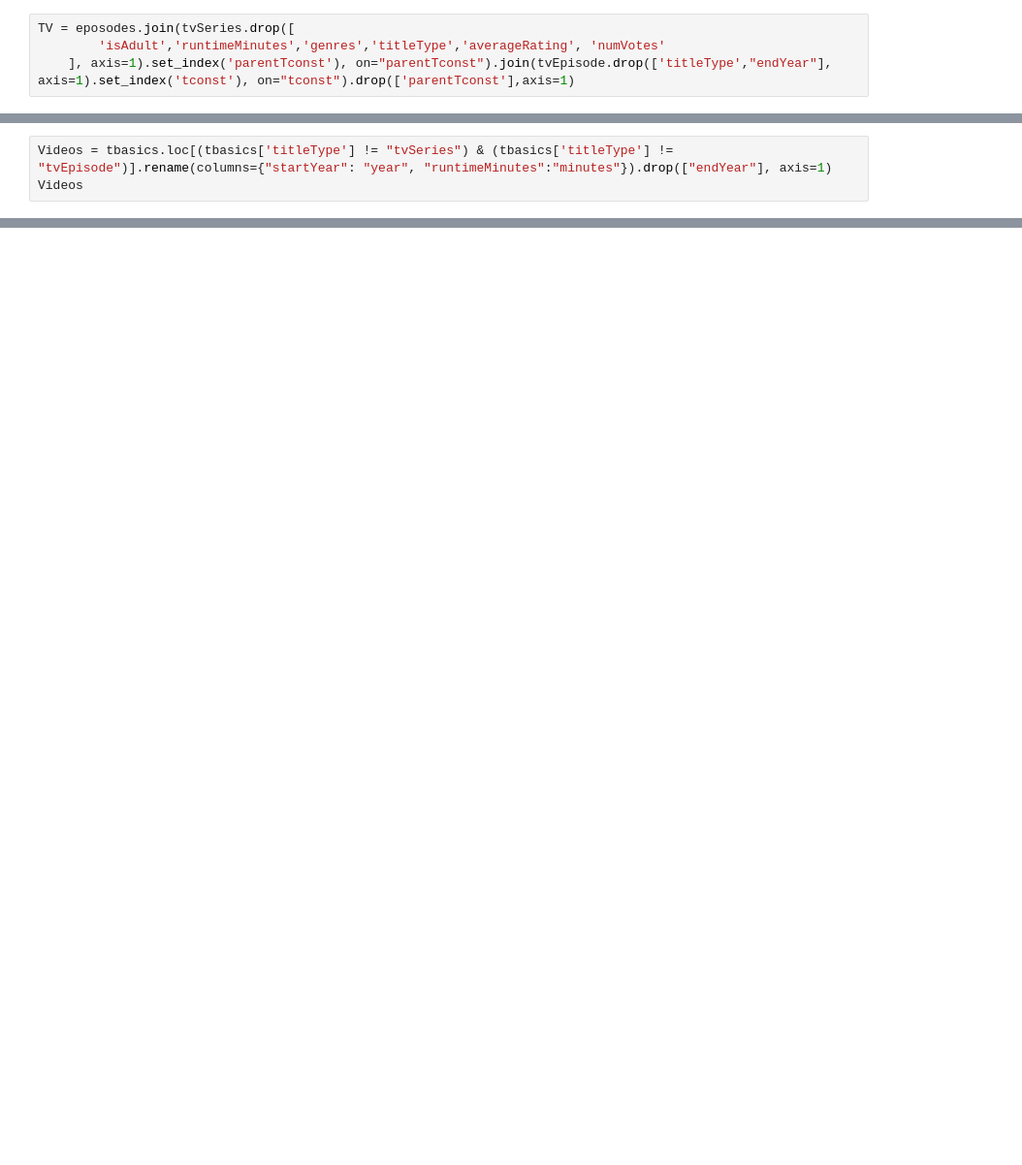
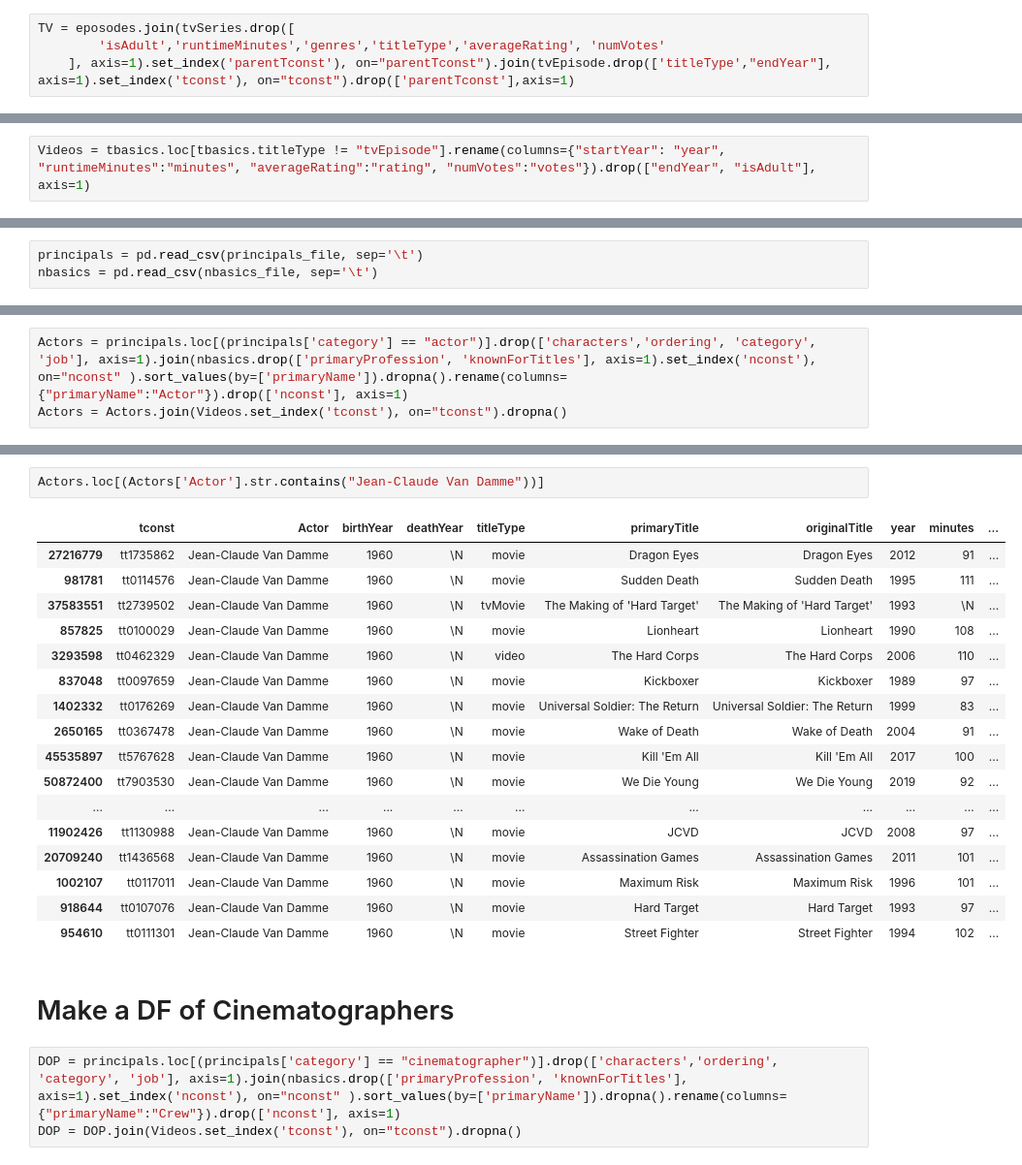
Before and after one commit to salamcast/IMDBnotebooks-DataAnalysis, a Jupyter notebook: imdb-data-pandas-playground.ipynb, the cells around one changed output, grey strips where cells are left out. Shown: that part at 97% size. Cells and saved outputs as stored; diff of their text form; blank space fills up the shorter version.

```diff
--- a/imdb-data-pandas-playground.ipynb
+++ b/imdb-data-pandas-playground.ipynb
@@ -104,3 +115,2 @@
 # %%
-Videos = tbasics.loc[(tbasics['titleType'] != "tvSeries") & (tbasics['titleType'] != "tvEpisode")].rename(columns={"startYear": "year", "runtimeMinutes":"minutes"}).drop(["endYear"], axis=1)
-Videos
+Videos = tbasics.loc[tbasics.titleType != "tvEpisode"].rename(columns={"startYear": "year", "runtimeMinutes":"minutes", "averageRating":"rating", "numVotes":"votes"}).drop(["endYear", "isAdult"], axis=1)
@@ -134,0 +130,3 @@ Videos
+# %%
+principals = pd.read_csv(principals_file, sep='\t')
+nbasics = pd.read_csv(nbasics_file, sep='\t')
@@ -134,0 +136,3 @@ Videos
+# %%
+Actors = principals.loc[(principals['category'] == "actor")].drop(['characters','ordering', 'category', 'job'], axis=1).join(nbasics.drop(['primaryProfession', 'knownForTitles'], axis=1).set_index('nconst'), on="nconst" ).sort_values(by=['primaryName']).dropna().rename(columns={"primaryName":"Actor"}).drop(['nconst'], axis=1)
+Actors = Actors.join(Videos.set_index('tconst'), on="tconst").dropna()
@@ -134,0 +202,25 @@ Videos
+# %%
+Actors.loc[(Actors['Actor'].str.contains("Jean-Claude Van Damme"))]
+# %% [output]
+|  | tconst | Actor | birthYear | deathYear | titleType | primaryTitle | originalTitle | year | minutes | ... |
+| 27216779 | tt1735862 | Jean-Claude Van Damme | 1960 | \N | movie | Dragon Eyes | Dragon Eyes | 2012 | 91 | ... |
+| 981781 | tt0114576 | Jean-Claude Van Damme | 1960 | \N | movie | Sudden Death | Sudden Death | 1995 | 111 | ... |
+| 37583551 | tt2739502 | Jean-Claude Van Damme | 1960 | \N | tvMovie | The Making of 'Hard Target' | The Making of 'Hard Target' | 1993 | \N | ... |
+| 857825 | tt0100029 | Jean-Claude Van Damme | 1960 | \N | movie | Lionheart | Lionheart | 1990 | 108 | ... |
+| 3293598 | tt0462329 | Jean-Claude Van Damme | 1960 | \N | video | The Hard Corps | The Hard Corps | 2006 | 110 | ... |
+| 837048 | tt0097659 | Jean-Claude Van Damme | 1960 | \N | movie | Kickboxer | Kickboxer | 1989 | 97 | ... |
+| 1402332 | tt0176269 | Jean-Claude Van Damme | 1960 | \N | movie | Universal Soldier: The Return | Universal Soldier: The Return | 1999 | 83 | ... |
+| 2650165 | tt0367478 | Jean-Claude Van Damme | 1960 | \N | movie | Wake of Death | Wake of Death | 2004 | 91 | ... |
+| 45535897 | tt5767628 | Jean-Claude Van Damme | 1960 | \N | movie | Kill 'Em All | Kill 'Em All | 2017 | 100 | ... |
+| 50872400 | tt7903530 | Jean-Claude Van Damme | 1960 | \N | movie | We Die Young | We Die Young | 2019 | 92 | ... |
+| ... | ... | ... | ... | ... | ... | ... | ... | ... | ... | ... |
+| 11902426 | tt1130988 | Jean-Claude Van Damme | 1960 | \N | movie | JCVD | JCVD | 2008 | 97 | ... |
+| 20709240 | tt1436568 | Jean-Claude Van Damme | 1960 | \N | movie | Assassination Games | Assassination Games | 2011 | 101 | ... |
+| 1002107 | tt0117011 | Jean-Claude Van Damme | 1960 | \N | movie | Maximum Risk | Maximum Risk | 1996 | 101 | ... |
+| 918644 | tt0107076 | Jean-Claude Van Damme | 1960 | \N | movie | Hard Target | Hard Target | 1993 | 97 | ... |
+| 954610 | tt0111301 | Jean-Claude Van Damme | 1960 | \N | movie | Street Fighter | Street Fighter | 1994 | 102 | ... |
+# %% [markdown]
+# Make a DF of Cinematographers
+# %%
+DOP = principals.loc[(principals['category'] == "cinematographer")].drop(['characters','ordering', 'category', 'job'], axis=1).join(nbasics.drop(['primaryProfession', 'knownForTitles'], axis=1).set_index('nconst'), on="nconst" ).sort_values(by=['primaryName']).dropna().rename(columns={"primaryName":"Crew"}).drop(['nconst'], axis=1)
+DOP = DOP.join(Videos.set_index('tconst'), on="tconst").dropna()
```
Also changed, not shown: parts of 28 cells of this notebook.
